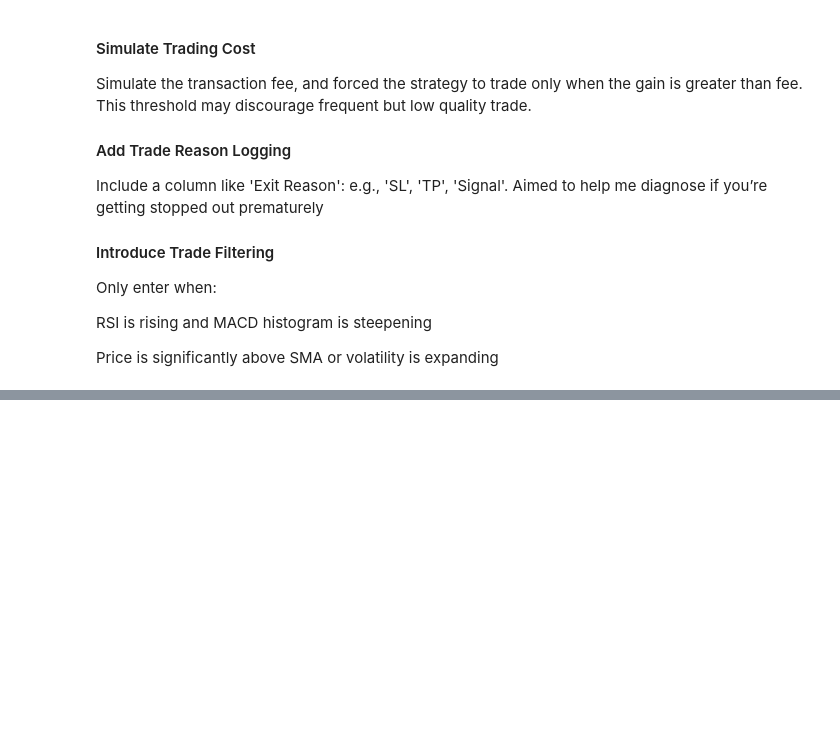
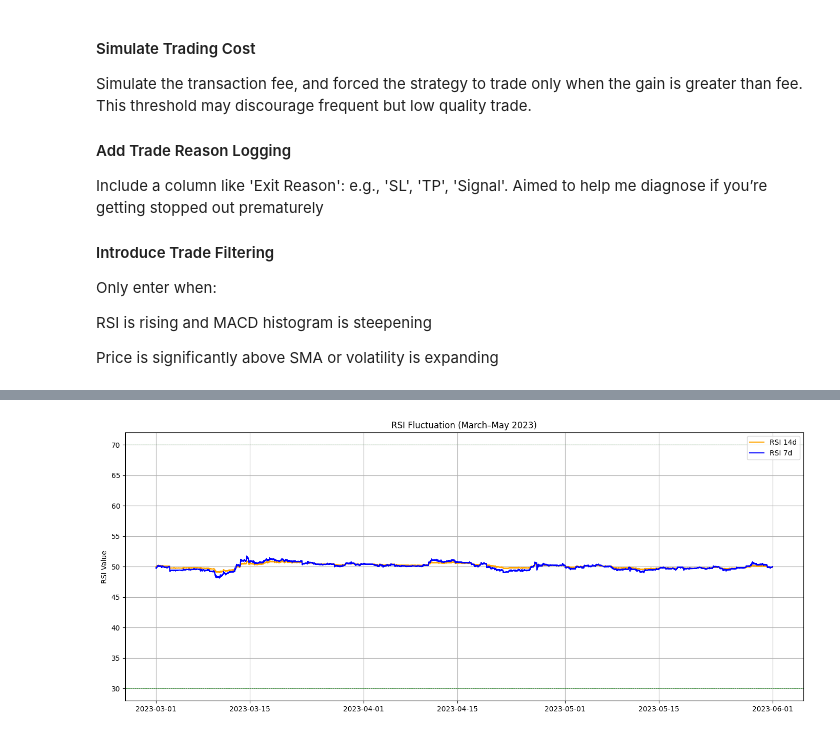
Before and after one commit to VegarGG/Crypto_Research, a Jupyter notebook: models/code/strategy_training.ipynb, the cells around one changed output, grey strips where cells are left out. Saved outputs shown, nothing was run; the diff lists cells and outputs as text; code cells hidden in the pictures; blank space fills up the shorter version.

```diff
--- a/models/code/strategy_training.ipynb
+++ b/models/code/strategy_training.ipynb
@@ -670,0 +674,29 @@ Price is significantly above SMA or volatility is expanding
+# %%
+df_rsi = momentum.compute_rsi(df, days = 7)
+df_rsi = momentum.compute_rsi(df, days = 14)
+
+# Define the focus window
+focus_start = '2023-03-01'
+focus_end = '2023-05-31'
+focus_df = df.loc[focus_start:focus_end].copy()
+
+# Recalculate std over local window
+focus_df['rsi_14d_std'] = focus_df['rsi_14d'].rolling(window=20).std()
+focus_df['rsi_7d_std'] = focus_df['rsi_7d'].rolling(window=20).std()
+
+# Plot focused RSI and its std
+plt.figure(figsize=(14, 6))
+# Plot RSI values
+plt.plot(focus_df.index, focus_df['rsi_14d'], label='RSI 14d', color='orange')
+plt.plot(focus_df.index, focus_df['rsi_7d'], label='RSI 7d', color='blue')
+
+plt.axhline(70, color='green', linestyle='--', linewidth=0.5)
+plt.axhline(30, color='green', linestyle='--', linewidth=0.5)
+plt.title('RSI Fluctuation (March–May 2023)')
+plt.ylabel('RSI Value')
+plt.legend()
+plt.grid(True)
+plt.tight_layout()
+plt.show()
+# %% [output]
+[figure, added]
```
Also changed, not shown: parts of 18 cells of this notebook.
